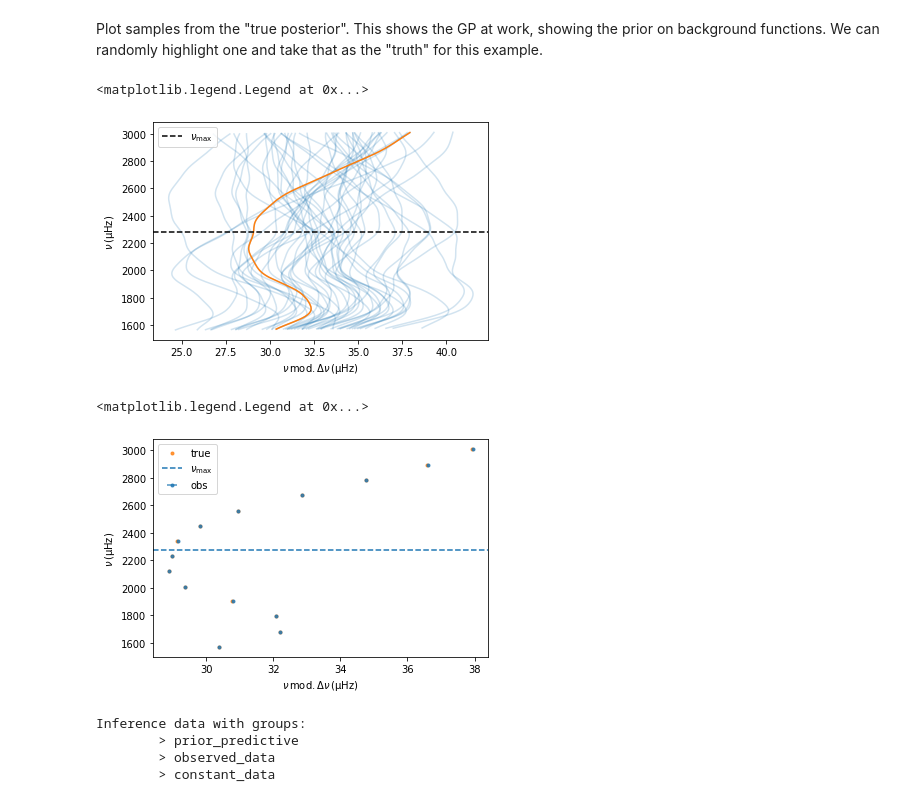
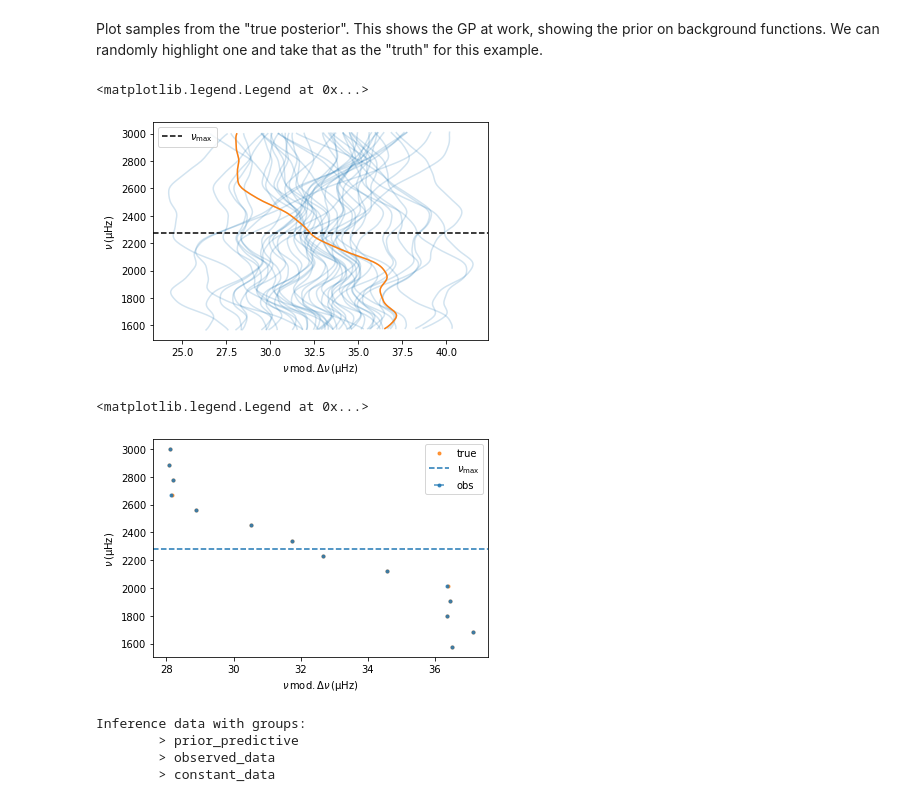
Before and after one commit to alexlyttle/asterion, a Jupyter notebook: notebook/generate_data.ipynb, the cells around one changed output. Cells and saved outputs as stored; diff of their text form; code cells hidden in the pictures.

```diff
--- a/notebook/generate_data.ipynb
+++ b/notebook/generate_data.ipynb
@@ -9,17 +9,17 @@ from asterion.models import GlitchModel
 # %%
 key = random.PRNGKey(11)
 
-n = [13, 14, 15, 16, 17, 18, 19, 20, 21, 22, 23, 24, 25, 26]
+n = np.arange(13, 27)
 truths = {
     '_nu_max': 2300.0,
     'delta_nu': 110.0,
     'epsilon': 1.3,
-    'log_a_he': -2.1,
-    'log_b_he': -6.1,
-    'log_tau_he': -3.06,
+    'log_a_he': -3.0,
+    'log_b_he': -6.5,
+    'log_tau_he': -2.9,
     'phi_he': 1.0,
-    'log_a_cz': 5.5,
-    'log_tau_cz': -2.6,
+    'log_a_cz': 5.2,
+    'log_tau_cz': -2.4,
     'phi_cz': -0.9,
 }
 
@@ -37,5 +33,5 @@ INFO[2022-02-28 11:06:13,947]: Unable to initialize backend 'tpu': INVALID_ARGUM
 # %%
-model = GlitchModel(n, (nu_max, nu_max_err), (delta_nu, delta_nu_err))
+model = GlitchModel((nu_max, nu_max_err), (delta_nu, delta_nu_err))
 # %%
 true_model = handlers.condition(model, data=truths)
 # %%
@@ -43,12 +39,14 @@ true_model = handlers.substitute(true_model, {
     'kernel_length': 5.0,
     'kernel_var': 0.1*delta_nu,
 })
+# %%
+n_pred = np.linspace(n[0], n[-1], 250)
 # %%
 num_samples = 50
 key, k = random.split(key)
 
 predictive = numpyro.infer.Predictive(true_model, num_samples=num_samples)
-true_pred = predictive(k, pred=True)
+true_pred = predictive(k, n, n_pred=n_pred)
 # %% [markdown]
 Plot samples from the "true posterior". This shows the GP at work, showing the prior on background functions. We can randomly highlight one and take that as the "truth" for this example.
 # %%
@@ -56,22 +54,22 @@ import matplotlib.pyplot as plt
 # %%
 key, k = random.split(key)
 i = random.randint(k, (), 0, num_samples)
 
-nu_mod = (true_pred['nu_pred'] - model.n_pred*delta_nu) % delta_nu
+nu_mod = (true_pred['nu_pred'] - n_pred*delta_nu) % delta_nu
 
 fig, ax = plt.subplots()
 
 ax.plot(nu_mod.T, true_pred['nu_pred'].T, color='C0', alpha=0.2)
 ax.plot(nu_mod[i], true_pred['nu_pred'][i], color='C1')
 
 ax.axhline(nu_max, linestyle='--', color='k', label=r'$\nu_\mathrm{max}$')
 ax.set_xlabel(r'$\nu\,\mathrm{mod.}\Delta\nu\,(\mathrm{\mu Hz})$')
 ax.set_ylabel(r'$\nu\,(\mathrm{\mu Hz})$')
 
 ax.legend()
 # %% [output]
 <matplotlib.legend.Legend at 0x...>
-[figure, old version]
+[figure, new version]
 # %%
 # Let's add some more to the truths
 truths['nu'] = true_pred['nu_obs'][i]
@@ -98,7 +96,7 @@ ax.set_ylabel(r'$\nu\,(\mathrm{\mu Hz})$')
 ax.legend()
 # %% [output]
 <matplotlib.legend.Legend at 0x...>
-[figure, old version]
+[figure, new version]
 # %%
 from asterion.inference import Inference
 # %%
```
Also changed, not shown: parts of 13 cells of this notebook.
